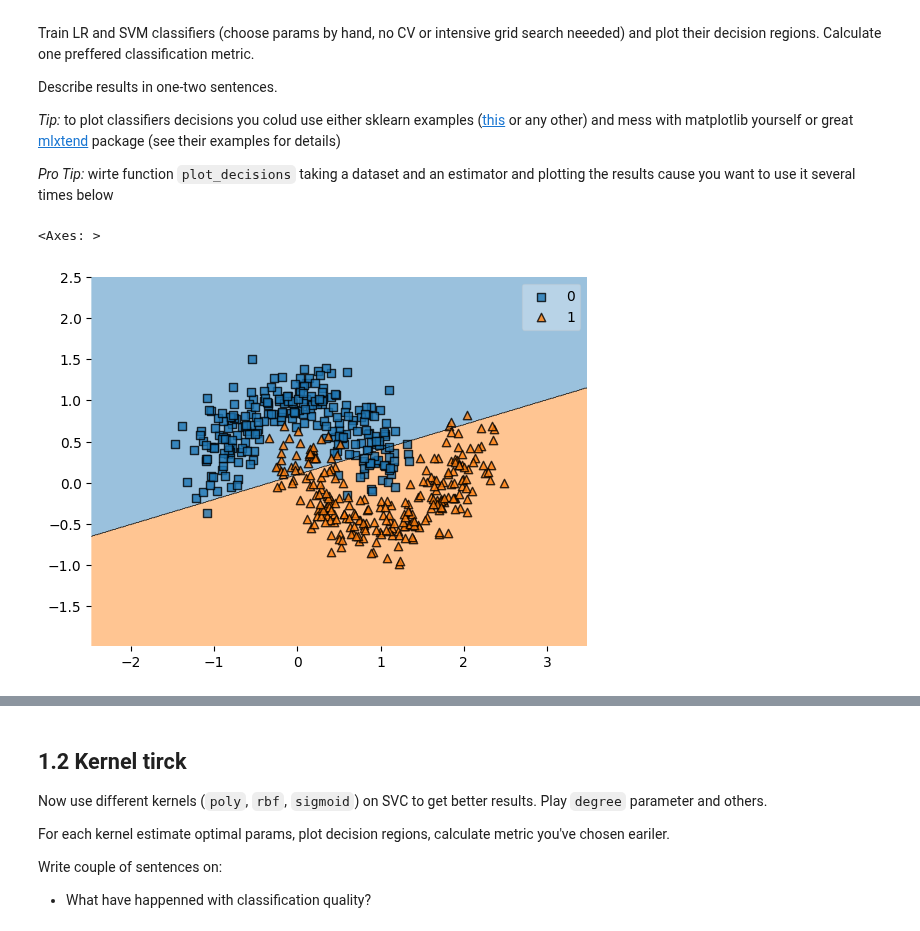
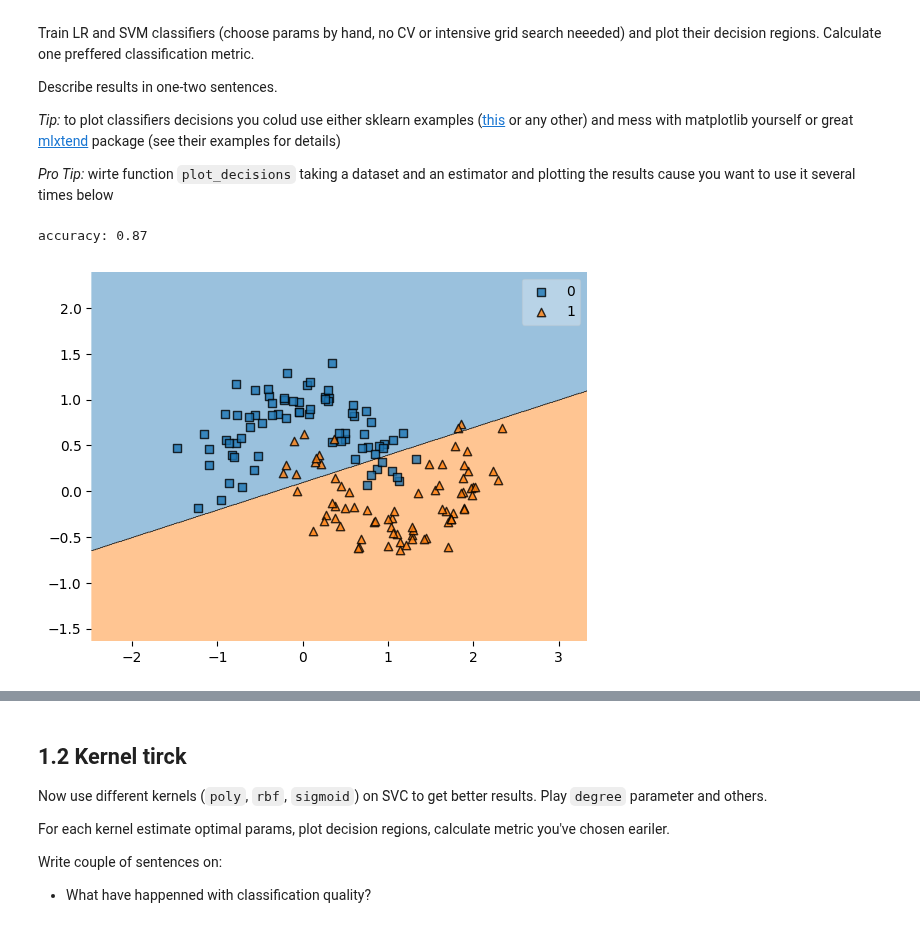
Before and after one commit to pavelkurach/msai-ml, a Jupyter notebook: lab01_ml_pipeline/Lab1_part3_SVM.ipynb, the cells around one changed output, grey strips where cells are left out. Saved outputs shown, nothing was run; the diff lists cells and outputs as text; code cells hidden in the pictures.

```diff
--- a/lab01_ml_pipeline/Lab1_part3_SVM.ipynb
+++ b/lab01_ml_pipeline/Lab1_part3_SVM.ipynb
@@ -34,7 +34,7 @@ plt.scatter(moons_points[:, 0], moons_points[:, 1], c=moons_labels)
 from sklearn.model_selection import train_test_split
 
 X_train, X_test, y_train, y_test = train_test_split(
-    moons_points, moons_labels, test_size=0.2, random_state=42
+    moons_points, moons_labels, test_size=0.3, random_state=42
 )
 # %% [markdown]
 ## 1.1 Pure models.
@@ -50,20 +50,21 @@ _Tip:_ to plot classifiers decisions you colud use either sklearn examples ([thi
 _Pro Tip:_ wirte function `plot_decisions` taking a dataset and an estimator and plotting the results cause you want to use it several times below
 # %%
 from mlxtend.plotting import plot_decision_regions
+from sklearn.metrics import accuracy_score
 
 
 from sklearn.linear_model import LogisticRegression
 from sklearn.svm import SVC
 
 from mlxtend.plotting import plot_decision_regions
 
 lr = LogisticRegression(random_state=42, solver='saga')
+lr.fit(X_train, y_train)
 
-lr.fit(moons_points, moons_labels)
-
-plot_decision_regions(moons_points, moons_labels, lr)
+plot_decision_regions(X_test, y_test, lr)
+print(f'accuracy: {accuracy_score(y_test, lr.predict(X_test)):.2f}')
 # %% [output]
-<Axes: >
+accuracy: 0.87
-[figure, old version]
+[figure, new version]
 # %%
 svc = SVC(kernel='linear', C=1.0, random_state=42)
```
Also changed, not shown: parts of 10 cells of this notebook.
